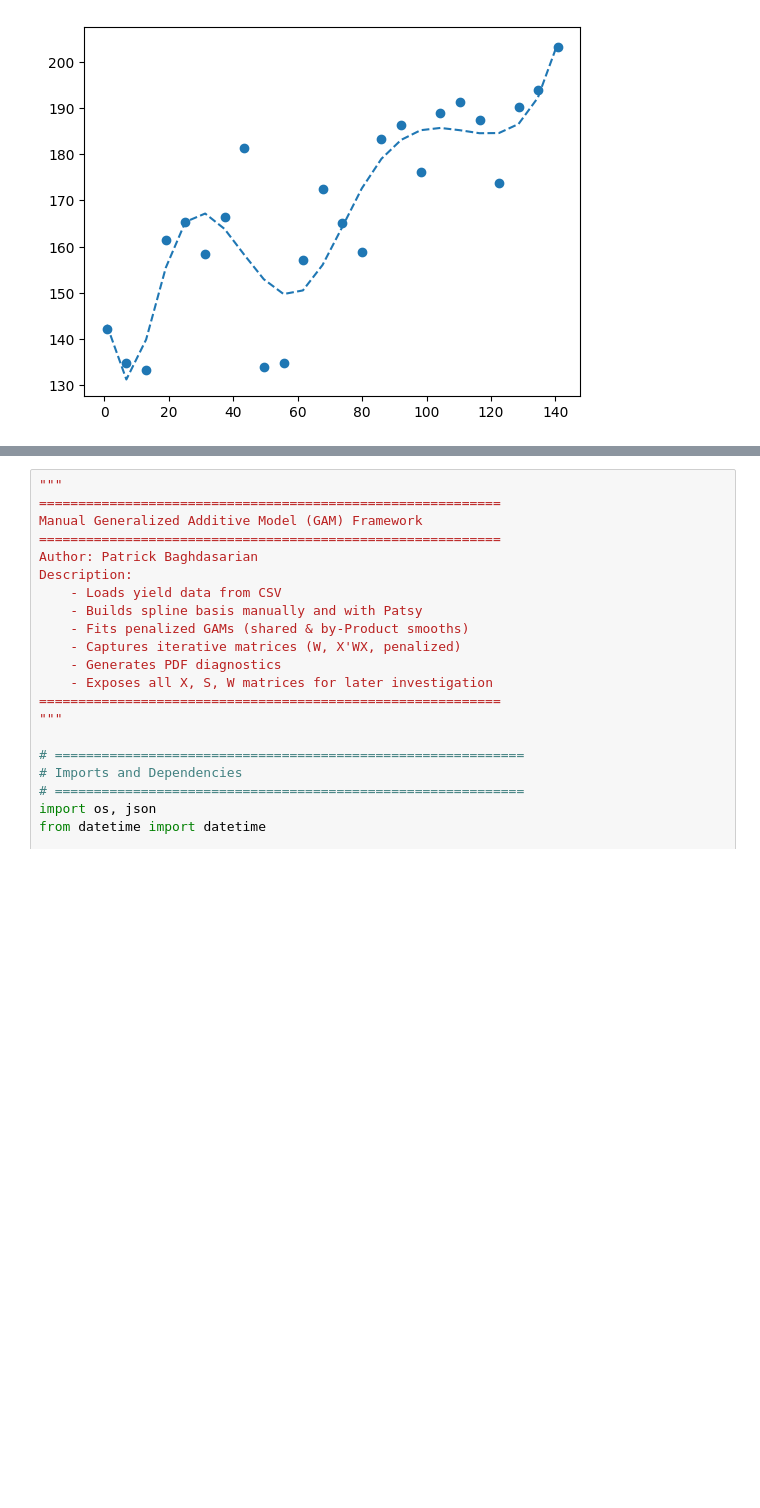
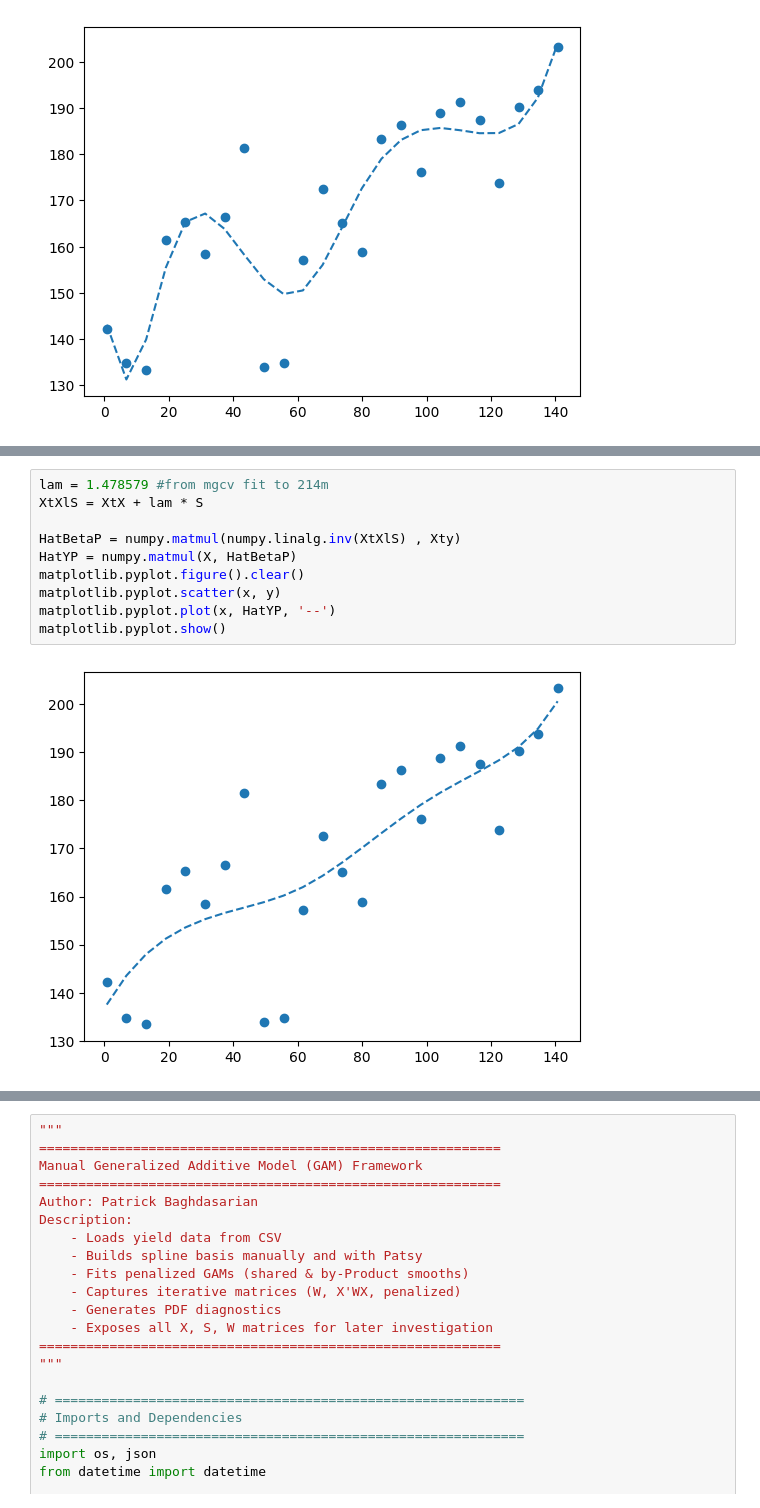
Before and after one commit to PeterClaussenSDSU/TheMGCVOptimization, a Jupyter notebook: IterativeLSRebuild.ipynb, the cells around one changed output, grey strips where cells are left out. Saved outputs shown, nothing was run; the diff lists cells and outputs as text; blank space fills up the shorter version.

```diff
--- a/IterativeLSRebuild.ipynb
+++ b/IterativeLSRebuild.ipynb
@@ -133,0 +207,12 @@ matplotlib.pyplot.show()
+# %%
+lam = 1.478579 #from mgcv fit to 214m
+XtXlS = XtX + lam * S
+
+HatBetaP = numpy.matmul(numpy.linalg.inv(XtXlS) , Xty)
+HatYP = numpy.matmul(X, HatBetaP)
+matplotlib.pyplot.figure().clear()
+matplotlib.pyplot.scatter(x, y)
+matplotlib.pyplot.plot(x, HatYP, '--')
+matplotlib.pyplot.show()
+# %% [output]
+[figure, added]
```
Also changed, not shown: parts of 39 cells of this notebook, 1 other file.
